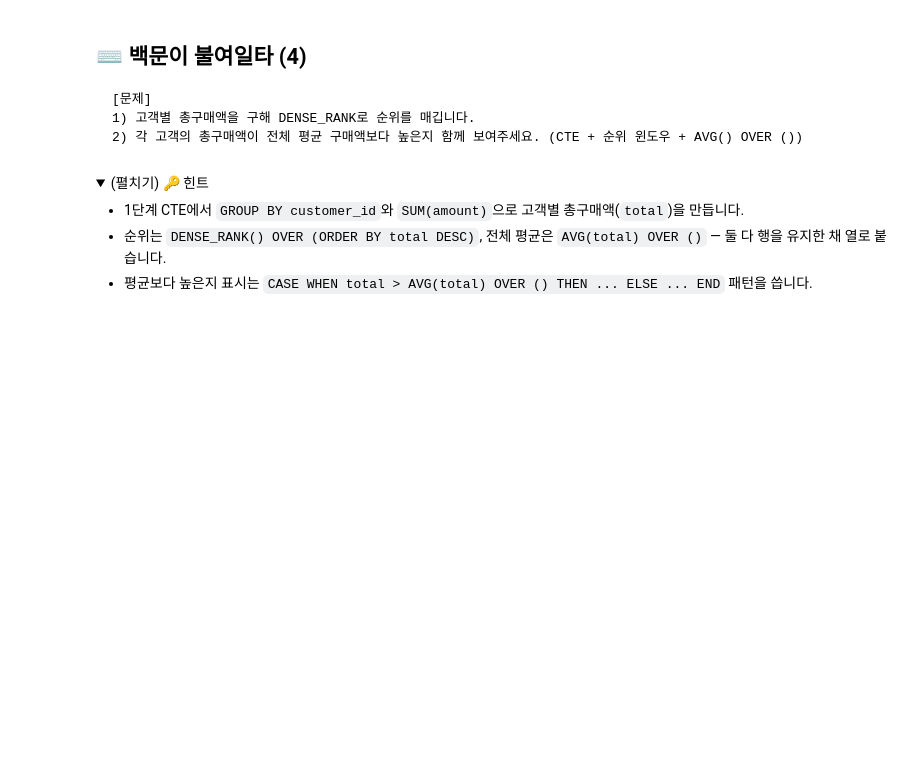
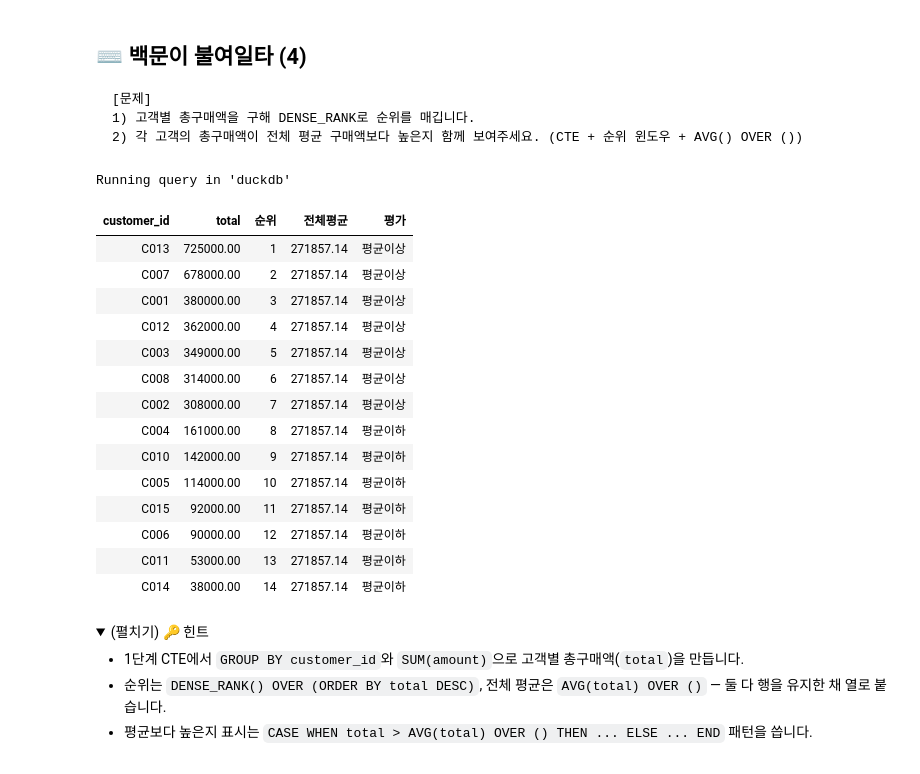
Before and after one commit to yeeunkim-dev/ai-data-bootcamp, a Jupyter notebook: D026+_SQL 데이터 분석/SQL 심화 — CTE와 윈도우 함수.ipynb, the cells around one changed output. Cells and saved outputs as stored; diff of their text form; code cells hidden in the pictures; folded sections open; blank space fills up the shorter version.

```diff
--- a/D026+_SQL 데이터 분석/SQL 심화 — CTE와 윈도우 함수.ipynb
+++ b/D026+_SQL 데이터 분석/SQL 심화 — CTE와 윈도우 함수.ipynb
@@ -675,3 +838,42 @@ ORDER BY
+# %%
+%%sql
+-- [C15] ⌨️ 백문이 불여일타 (4) — DENSE_RANK 순위 + 전체 평균 비교
+
+WITH t AS (
+  SELECT
+    customer_id,
+    SUM(amount) AS total
+  FROM project_name.dataset_name.orders
+  WHERE amount IS NOT NULL
+  GROUP BY customer_id
+)
+SELECT
+  customer_id,
+  total,
+  DENSE_RANK() OVER (ORDER BY total DESC) AS 순위,
+  ROUND(AVG(total) OVER(), 2) AS 전체평균,
+  CASE WHEN total > AVG(total) OVER () THEN '평균이상' ELSE '평균이하' END AS 평가
+FROM t
+ORDER BY
+  순위,
+  customer_id
+# %% [output]
+Running query in 'duckdb'
+| customer_id | total | 순위 | 전체평균 | 평가 |
+| C013 | 725000.00 | 1 | 271857.14 | 평균이상 |
+| C007 | 678000.00 | 2 | 271857.14 | 평균이상 |
+| C001 | 380000.00 | 3 | 271857.14 | 평균이상 |
+| C012 | 362000.00 | 4 | 271857.14 | 평균이상 |
+| C003 | 349000.00 | 5 | 271857.14 | 평균이상 |
+| C008 | 314000.00 | 6 | 271857.14 | 평균이상 |
+| C002 | 308000.00 | 7 | 271857.14 | 평균이상 |
+| C004 | 161000.00 | 8 | 271857.14 | 평균이하 |
+| C010 | 142000.00 | 9 | 271857.14 | 평균이하 |
+| C005 | 114000.00 | 10 | 271857.14 | 평균이하 |
+| C015 | 92000.00 | 11 | 271857.14 | 평균이하 |
+| C006 | 90000.00 | 12 | 271857.14 | 평균이하 |
+| C011 | 53000.00 | 13 | 271857.14 | 평균이하 |
+| C014 | 38000.00 | 14 | 271857.14 | 평균이하 |
 # %% [markdown]
 <details>
 <summary>(펼치기) 🔑 힌트</summary>
```
Also changed, not shown: parts of 55 cells of this notebook.
